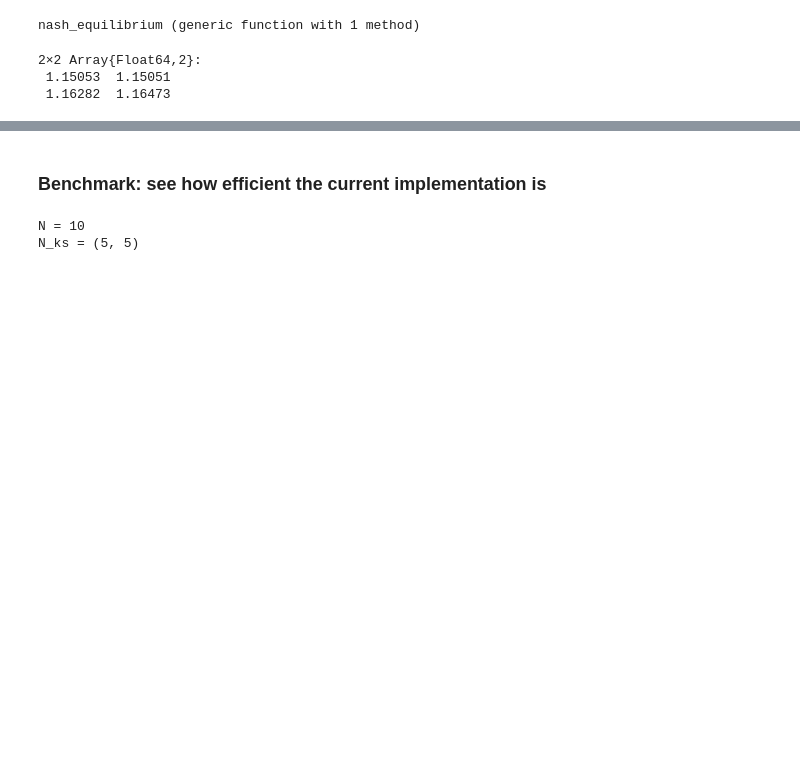
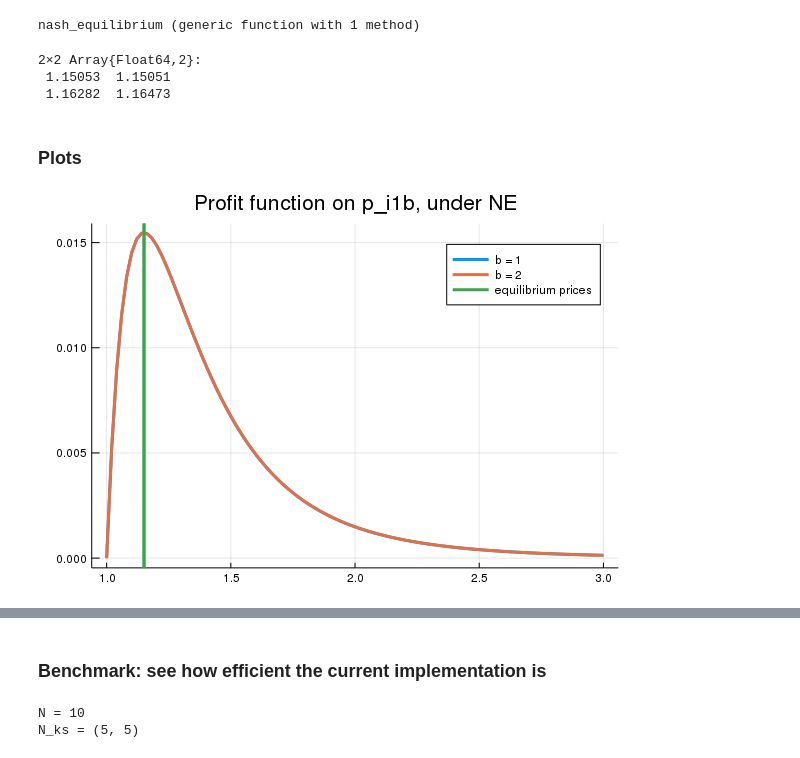
Before and after one commit to lnsongxf/Perla1.jl, a Jupyter notebook: demand-function-with-multiple-cohorts-two-type.ipynb, the cells around one changed output, grey strips where cells are left out. Cells and saved outputs as stored; diff of their text form; code cells hidden in the pictures; blank space fills up the shorter version.

Commit message:
Plot NE in notebook for multiple-cohort-two-type

```diff
--- a/demand-function-with-multiple-cohorts-two-type.ipynb
+++ b/demand-function-with-multiple-cohorts-two-type.ipynb
@@ -241,3 +241,11 @@ p = nash_equilibrium(f, params).p
 2×2 Array{Float64,2}:
  1.15053  1.15051
  1.16282  1.16473
+# %% [markdown]
+### Plots
+# %%
+plot(range(1.0,stop=3.0,length=100), (b -> (p_i -> profit(p_i, 1, p, f, params))).(1:b_bar),
+    label = string.("b = ",1:k_bar), lw = 3, title = "Profit function on p_i1b, under NE")
+plot!(p[1,:], st = :vline, lw = 3, label = "equilibrium prices")
+# %% [output]
+[figure, added]
```
Also changed, not shown: parts of 4 cells of this notebook.
